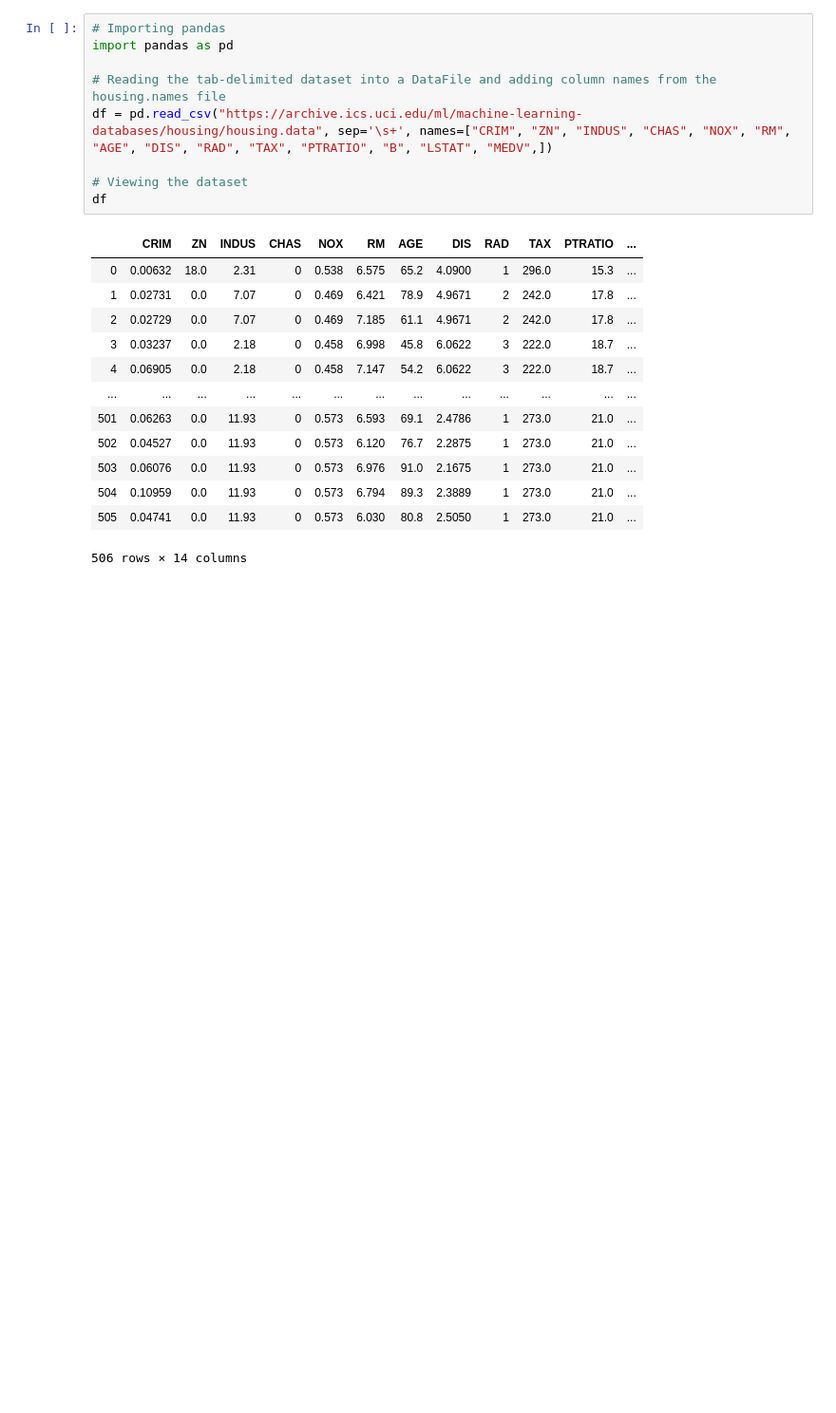
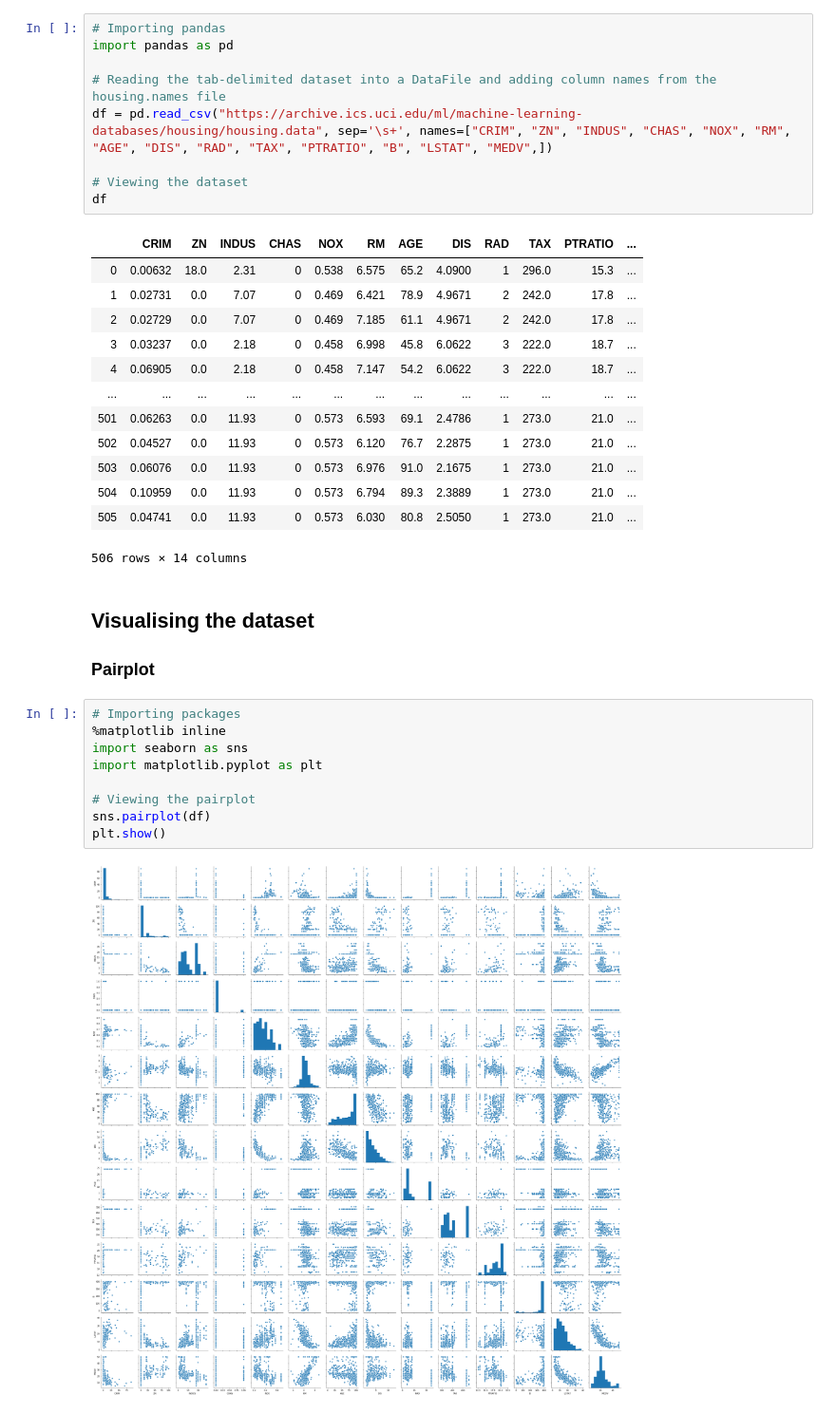
Before and after one commit to declanbarr/boston-house-prices, a Jupyter notebook: boston-house-prices-analysis.ipynb, the cells around one changed output. Shown at 95% size. Cells and saved outputs as stored; diff of their text form; blank space fills up the shorter version.

```diff
--- a/boston-house-prices-analysis.ipynb
+++ b/boston-house-prices-analysis.ipynb
@@ -28,3 +28,18 @@ df
 | 504 | 0.10959 | 0.0 | 11.93 | 0 | 0.573 | 6.794 | 89.3 | 2.3889 | 1 | 273.0 | 21.0 | ... |
 | 505 | 0.04741 | 0.0 | 11.93 | 0 | 0.573 | 6.030 | 80.8 | 2.5050 | 1 | 273.0 | 21.0 | ... |
 506 rows × 14 columns
+# %% [markdown]
+## Visualising the dataset
+
+### Pairplot
+# %%
+# Importing packages
+%matplotlib inline
+import seaborn as sns
+import matplotlib.pyplot as plt
+
+# Viewing the pairplot
+sns.pairplot(df)
+plt.show()
+# %% [output]
+[figure, added]
```
Also changed, not shown: parts of 5 cells of this notebook.
